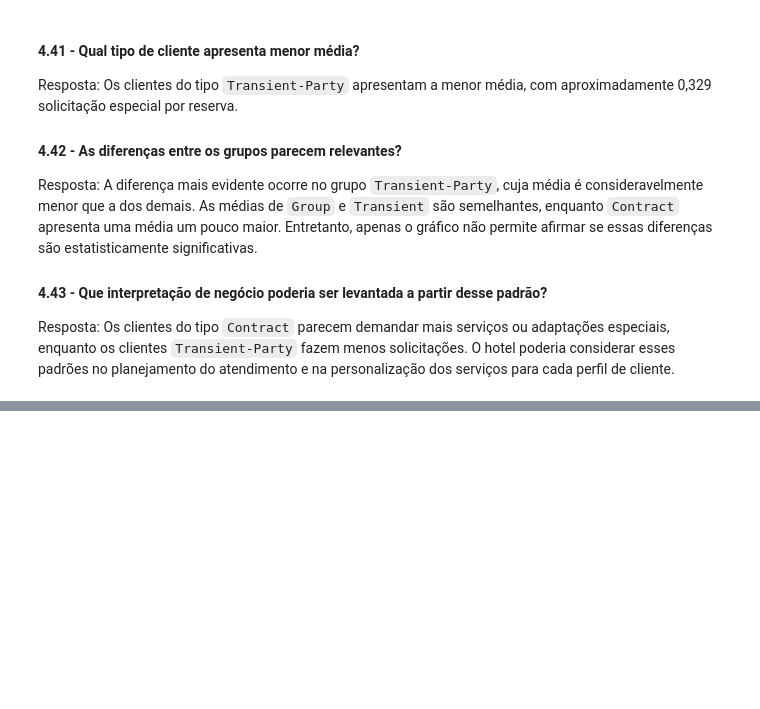
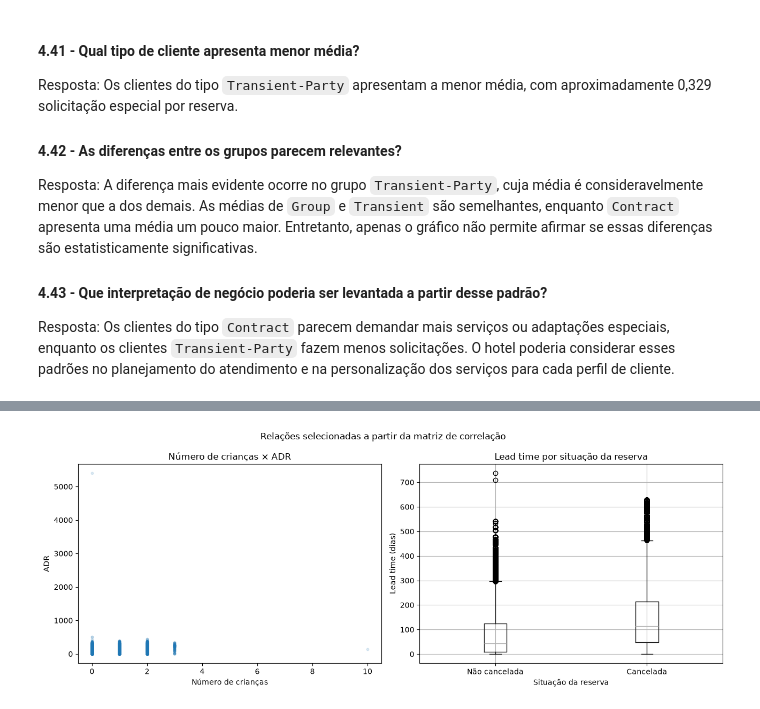
Before and after one commit to RewelliOliveira/data-mine-booking, a Jupyter notebook: Atividade 1/AtividadeMD.ipynb, the cells around one changed output, grey strips where cells are left out. Cells and saved outputs as stored; diff of their text form; code cells hidden in the pictures; blank space fills up the shorter version.

```diff
--- a/Atividade 1/AtividadeMD.ipynb
+++ b/Atividade 1/AtividadeMD.ipynb
@@ -631,0 +776,19 @@ Resposta: Os clientes do tipo `Contract` parecem demandar mais serviços ou adap
+# %%
+fig, axes = plt.subplots(1, 2, figsize=(13, 5))
+
+axes[0].scatter(df['children'], df['adr'], alpha=0.15, s=10)
+axes[0].set_title('Número de crianças × ADR')
+axes[0].set_xlabel('Número de crianças')
+axes[0].set_ylabel('ADR')
+
+df.boxplot(column='lead_time', by='is_canceled', ax=axes[1])
+axes[1].set_title('Lead time por situação da reserva')
+axes[1].set_xlabel('Situação da reserva')
+axes[1].set_ylabel('Lead time (dias)')
+axes[1].set_xticklabels(['Não cancelada', 'Cancelada'])
+
+plt.suptitle('Relações selecionadas a partir da matriz de correlação')
+plt.tight_layout()
+plt.show()
+# %% [output]
+[figure, added]
```
Also changed, not shown: parts of 7 cells of this notebook.
